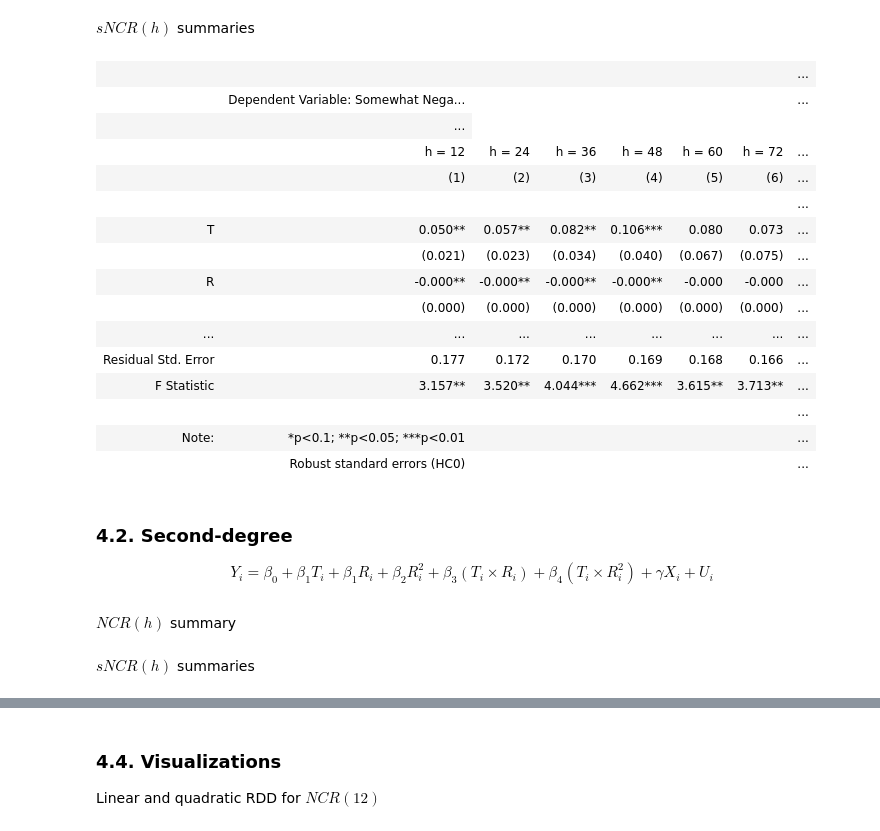
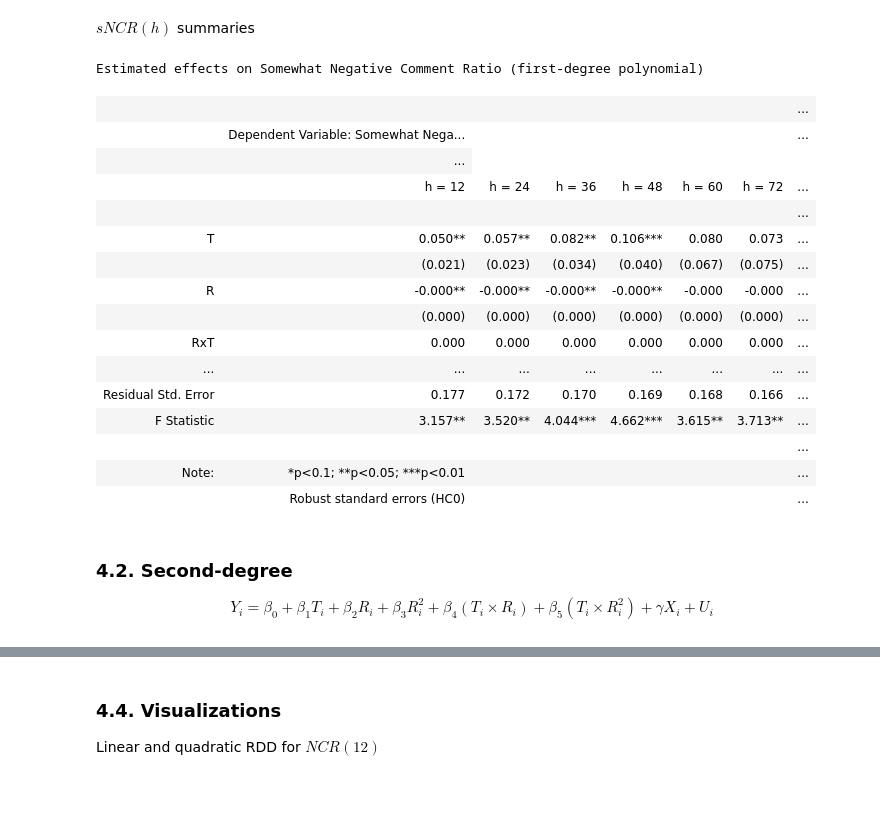
Before and after one commit to ArturoSbr/youtube-dislike-count, a Jupyter notebook: cod/02_analysis/01_analysis.ipynb, the cells around one changed output, grey strips where cells are left out. Drawn from its saved outputs; the diff is of its cells as text; code cells hidden in the pictures; blank space fills up the shorter version.

```diff
--- a/cod/02_analysis/01_analysis.ipynb
+++ b/cod/02_analysis/01_analysis.ipynb
@@ -287,28 +290,31 @@ ncr1
 $sNCR(h)$ summaries
 # %%
 # Model summaries
-ncr2 = Stargazer(d1[6:])
-ncr2.dependent_variable_name('Dependent Variable: Somewhat Negative Comment Ratio')
-ncr2.custom_columns([f'h = {h}' for h in hours], [1]*6)
-ncr2.covariate_order(['treat','r','I(r * treat)','Intercept'])#,'toneNeg'])
-ncr2.rename_covariates({'I(r * treat)':'RxT','r':'R','treat':'T'})#,'toneNeg':'Negative tone'})
-ncr2.show_degrees_of_freedom(False)
-ncr2.add_custom_notes(['Robust standard errors (HC0)'])
-ncr2
+ncr2d2 = Stargazer(d1[6:])
+ncr2d2.dependent_variable_name('Dependent Variable: Somewhat Negative Comment Ratio')
+ncr2d2.custom_columns([f'h = {h}' for h in hours], [1]*6)
+ncr2d2.covariate_order(['treat','r','I(r * treat)','Intercept'])#,'toneNeg'])
+ncr2d2.rename_covariates({'I(r * treat)':'RxT','r':'R','treat':'T'})#,'toneNeg':'Negative tone'})
+ncr2d2.show_degrees_of_freedom(False)
+ncr2d2.add_custom_notes(['Robust standard errors (HC0)'])
+ncr2d2.show_model_numbers(False)
+ncr2d2.title('Estimated effects on Somewhat Negative Comment Ratio (first-degree polynomial)')
+ncr2d2
 
 # Latex output
-# print(ncr2.render_latex())
+# print(ncr2d2.render_latex())
 # %% [output]
+Estimated effects on Somewhat Negative Comment Ratio (first-degree polynomial)
 |  |  |  |  |  |  |  | ... |
 |  | Dependent Variable: Somewhat Nega... |  |  |  |  |  | ... |
 |  | ... |
 |  | h = 12 | h = 24 | h = 36 | h = 48 | h = 60 | h = 72 | ... |
-|  | (1) | (2) | (3) | (4) | (5) | (6) | ... |
 |  |  |  |  |  |  |  | ... |
 | T | 0.050** | 0.057** | 0.082** | 0.106*** | 0.080 | 0.073 | ... |
 |  | (0.021) | (0.023) | (0.034) | (0.040) | (0.067) | (0.075) | ... |
 | R | -0.000** | -0.000** | -0.000** | -0.000** | -0.000 | -0.000 | ... |
 |  | (0.000) | (0.000) | (0.000) | (0.000) | (0.000) | (0.000) | ... |
+| RxT | 0.000 | 0.000 | 0.000 | 0.000 | 0.000 | 0.000 | ... |
 | ... | ... | ... | ... | ... | ... | ... | ... |
 | Residual Std. Error | 0.177 | 0.172 | 0.170 | 0.169 | 0.168 | 0.166 | ... |
 | F Statistic | 3.157** | 3.520** | 4.044*** | 4.662*** | 3.615** | 3.713** | ... |
@@ -317,5 +323,5 @@ ncr2
 |  | Robust standard errors (HC0) |  |  |  |  |  | ... |
 # %% [markdown]
 ### 4.2. Second-degree
-$$Y_i = \beta_0 + \beta_1 T_i + \beta_1 R_i + \beta_2 R_i^2 + \beta_3 (T_i \times R_i) + \beta_4 (T_i \times R_i^2) + \gamma X_i + U_i$$
+$$Y_i = \beta_0 + \beta_1 T_i + \beta_2 R_i + \beta_3 R_i^2 + \beta_4 (T_i \times R_i) + \beta_5 (T_i \times R_i^2) + \gamma X_i + U_i$$
 # %%
@@ -327,4 +336,2 @@ for target in ['ncr1','ncr2']:
         m = sm.OLS.from_formula(formula=formula, data=df[mask]).fit(cov_type='HC0')
         d2.append(m)
-# %% [markdown]
-$NCR(h)$ summary
@@ -344,2 +337,0 @@ ncr1
-# %% [markdown]
-$sNCR(h)$ summaries
```
Also changed, not shown: parts of 25 cells of this notebook.
